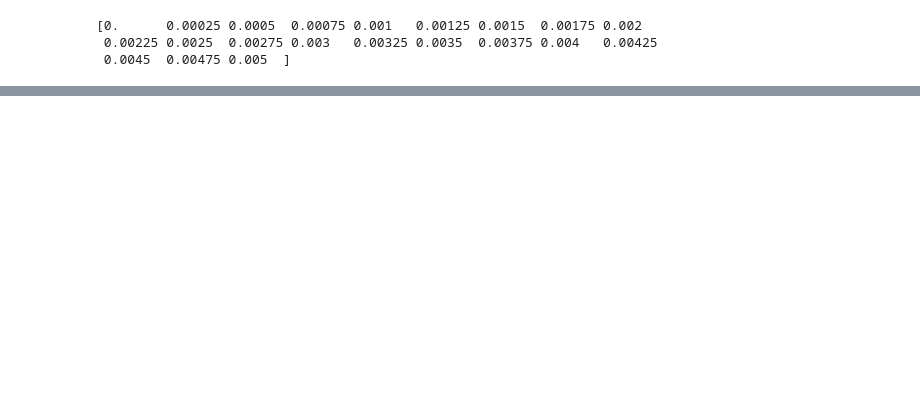
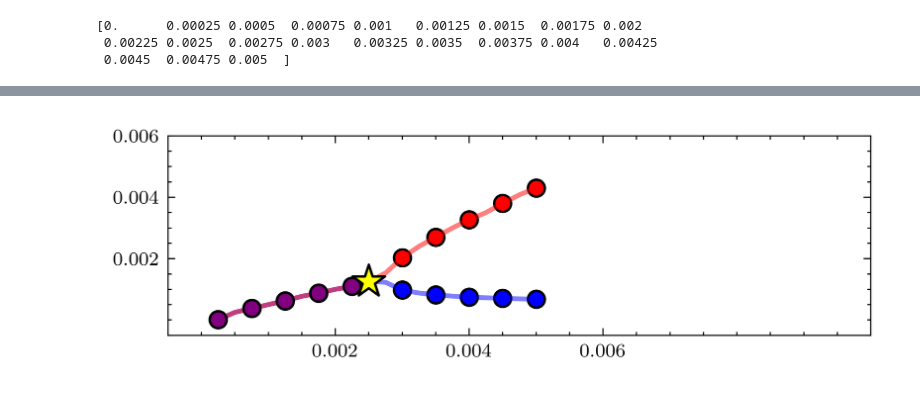
Before and after one commit to bmdaj/thesis, a Jupyter notebook: figures/tp.ipynb, the cells around one changed output, grey strips where cells are left out. Drawn from its saved outputs; the diff is of its cells as text; code cells hidden in the pictures; blank space fills up the shorter version.

```diff
--- a/figures/tp.ipynb
+++ b/figures/tp.ipynb
@@ -66,2 +66,6 @@ fig
+# %%
+fig
+# %% [output]
+[figure, added]
 # %%
 fig.savefig('loss_plot.svg',bbox_inches='tight')
```
Also changed, not shown: parts of 1 cell of this notebook, 14 other files.
